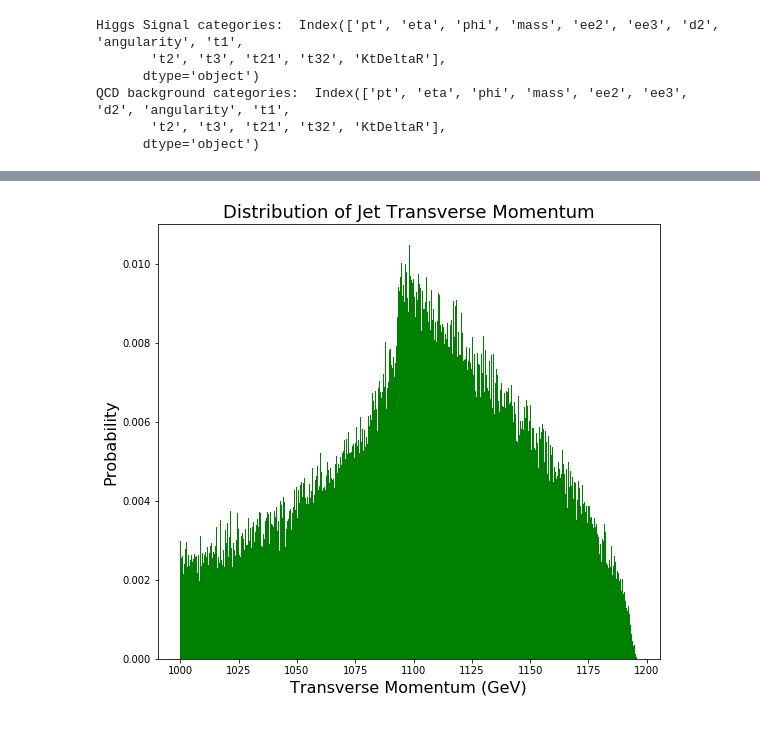
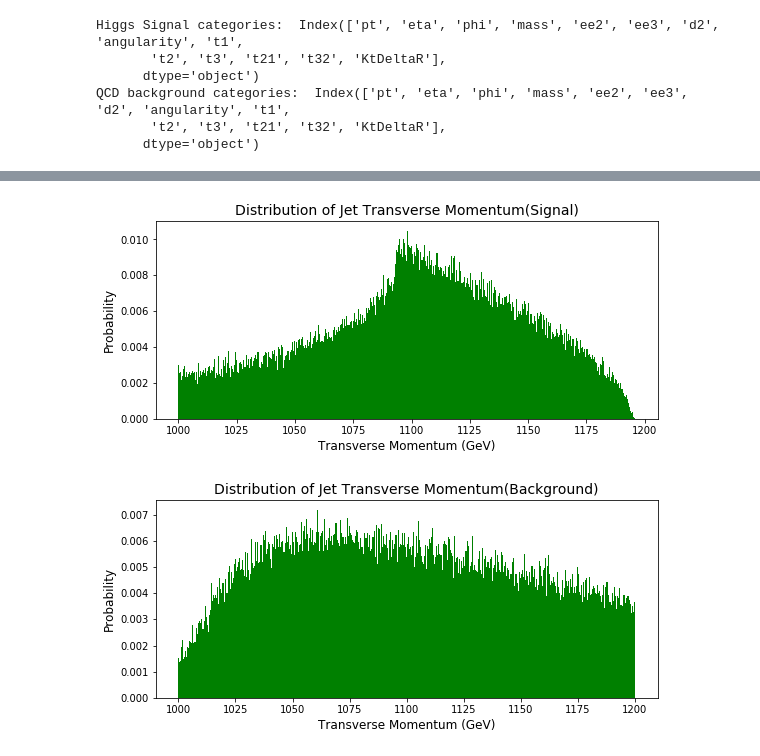
Before and after one commit to IgorBanin/Phys434, a Jupyter notebook: lab5.ipynb, the cells around one changed output, grey strips where cells are left out. Drawn from its saved outputs; the diff is of its cells as text; code cells hidden in the pictures; blank space fills up the shorter version.

Commit message:
reorganized the graphs

```diff
--- a/lab5.ipynb
+++ b/lab5.ipynb
@@ -81,18 +83,27 @@ A fraction of Higgs bosons in simulation are reconstructed and labelled as a Hig
 # %%
 #pt - Corresponds to the transverse momentum in the xy-plane of the proton to proton collisions in the LHC.
 
 plt.rcParams["figure.figsize"] = (9,8)
 
 bins = 500
+
+plt.subplot(2,1,1)
 plt.hist(higgs['pt'][:], bins, color = 'green', histtype = 'bar',
         density=True)
+plt.xlabel('Transverse Momentum (GeV)', fontsize=12)
+plt.ylabel('Probability', fontsize=12)
+plt.title('Distribution of Jet Transverse Momentum(Signal)', fontsize=14)
 
-plt.xlabel('Transverse Momentum (GeV)', fontsize=16)
-plt.ylabel('Probability', fontsize=16)
-plt.title('Distribution of Jet Transverse Momentum', fontsize=18)
+plt.subplot(2,1,2)
+plt.hist(qcd['pt'][:], bins, color = 'green', histtype = 'bar',
+        density=True)
+plt.xlabel('Transverse Momentum (GeV)', fontsize=12)
+plt.ylabel('Probability', fontsize=12)
+plt.title('Distribution of Jet Transverse Momentum(Background)', fontsize=14)
 plt.show()
 # %% [output]
-[figure, old version]
+[figure, new version]
+[figure, added]
 # %%
 #eta(n) - or theta is the pseudorapidity, or the angle of a particle relative to the beam axis. The angle of the particle in the z-y plane.
 
```
Also changed, not shown: parts of 27 cells of this notebook.
